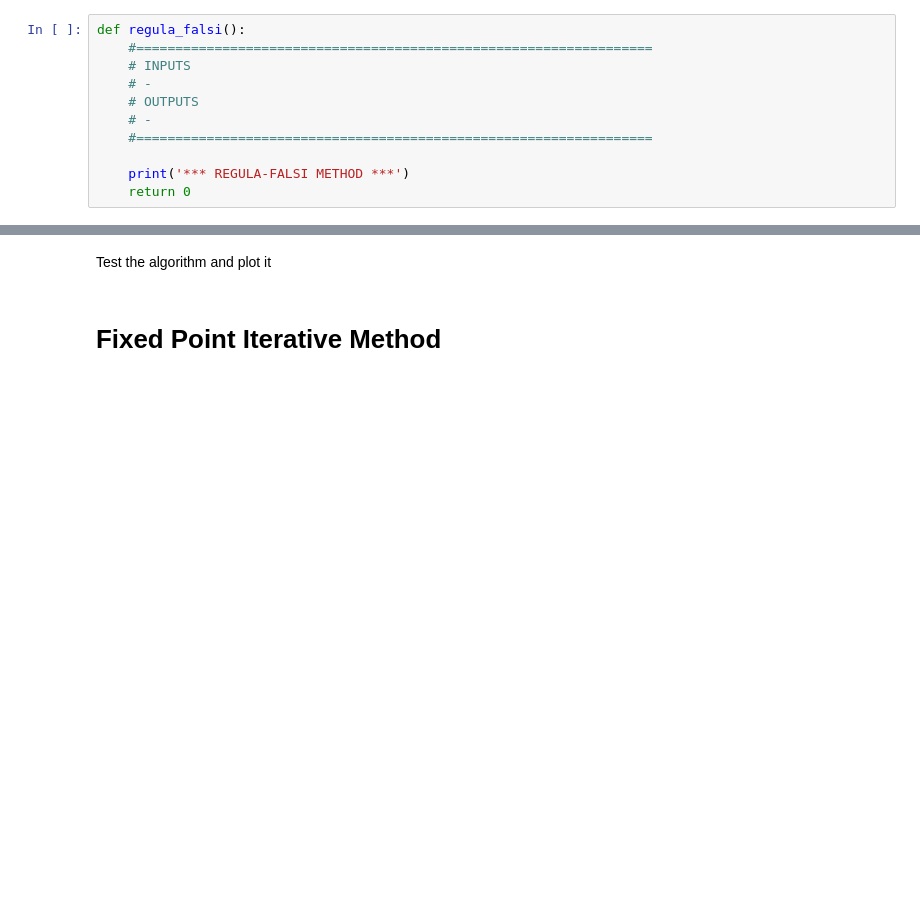
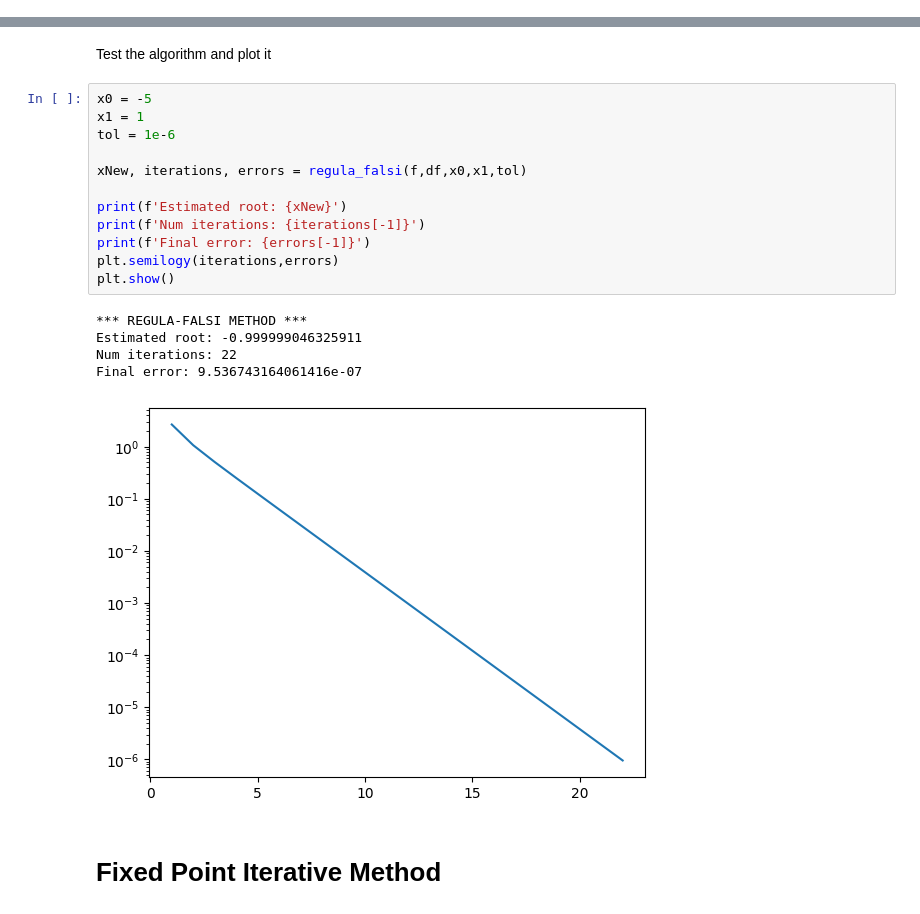
Before and after one commit to diegosol127/AERO-222-Numerical-Methods, a Jupyter notebook: Lab/Lab2/AERO_222_Lab_2_Mon.ipynb, the cells around one changed output, grey strips where cells are left out. Saved outputs shown, nothing was run; the diff lists cells and outputs as text; blank space fills up the shorter version.

```diff
--- a/Lab/Lab2/AERO_222_Lab_2_Mon.ipynb
+++ b/Lab/Lab2/AERO_222_Lab_2_Mon.ipynb
@@ -69,14 +166,3 @@ Test the algorithm and plot it
 # Regula-Falsi Method
 # %% [markdown]
 Regula-Falsi method algorithm
-# %%
-def regula_falsi():
-    #==================================================================
-    # INPUTS
-    # -
-    # OUTPUTS
-    # -
-    #==================================================================
-
-    print('*** REGULA-FALSI METHOD ***')
-    return 0
@@ -83,5 +211,23 @@ def regula_falsi():
 # %% [markdown]
 Test the algorithm and plot it
+# %%
+x0 = -5
+x1 = 1
+tol = 1e-6
+
+xNew, iterations, errors = regula_falsi(f,df,x0,x1,tol)
+
+print(f'Estimated root: {xNew}')
+print(f'Num iterations: {iterations[-1]}')
+print(f'Final error: {errors[-1]}')
+plt.semilogy(iterations,errors)
+plt.show()
+# %% [output]
+*** REGULA-FALSI METHOD ***
+Estimated root: -0.999999046325911
+Num iterations: 22
+Final error: 9.536743164061416e-07
+[figure, added]
 # %% [markdown]
 # Fixed Point Iterative Method
 # %% [markdown]
```
Also changed, not shown: parts of 16 cells of this notebook.
